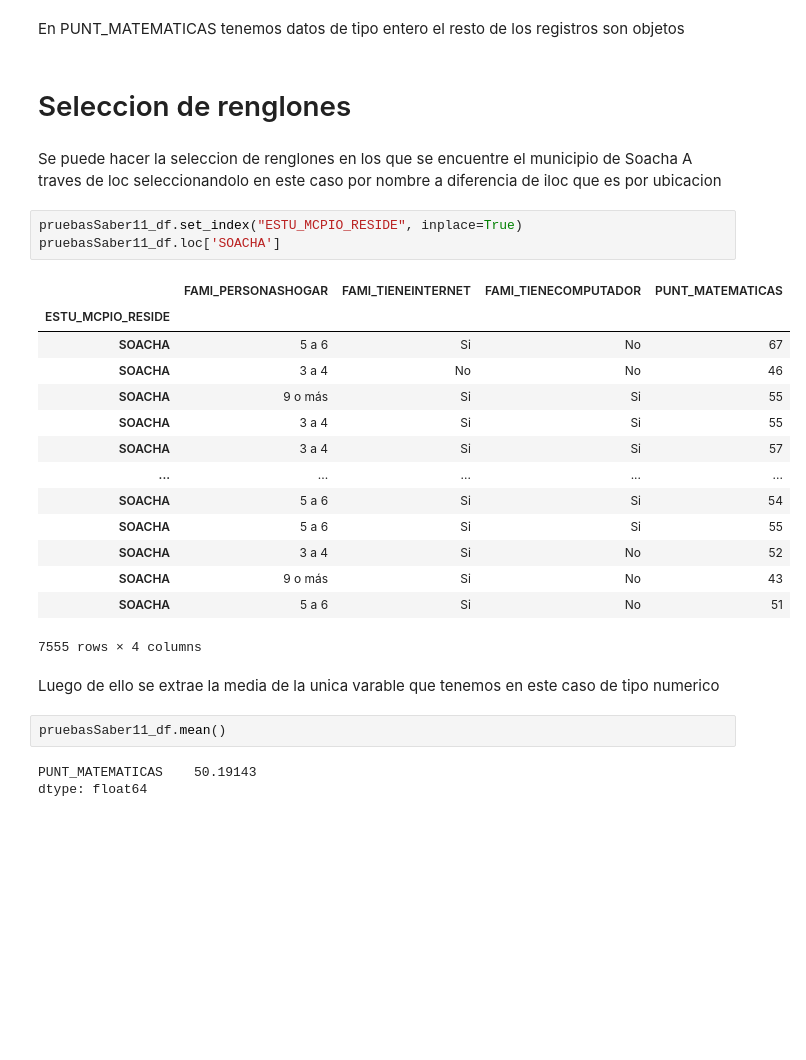
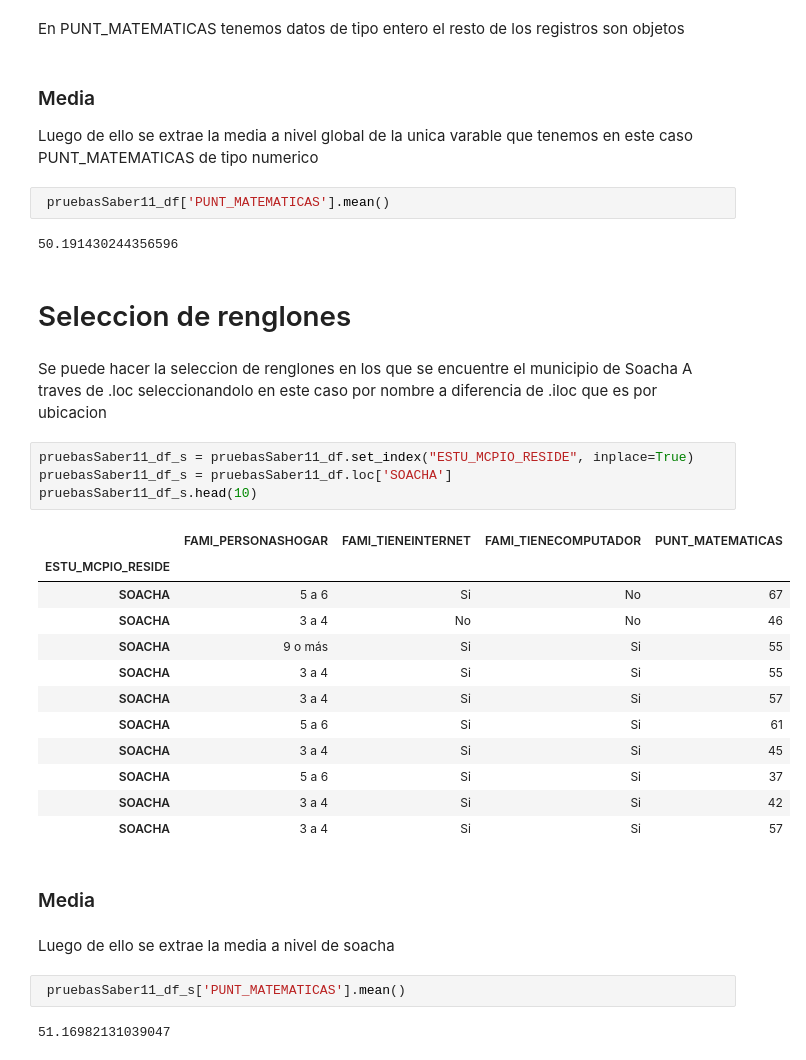
Before and after one commit to ygalindofor/Pruebas-saber-11-edicion-2018-, a Jupyter notebook: pruebassaber11.ipynb, the cells around one changed output. Drawn from its saved outputs; the diff is of its cells as text; blank space fills up the shorter version.

```diff
--- a/pruebassaber11.ipynb
+++ b/pruebassaber11.ipynb
@@ -80,33 +82,40 @@ no se encontraron valores nulos en las variables escogidas
 # %% [markdown]
 En PUNT_MATEMATICAS tenemos datos de tipo entero
 el resto de los registros son objetos
+# %% [markdown]
+### Media
+Luego de ello se extrae la media a nivel global de la unica varable que tenemos en este caso PUNT_MATEMATICAS de tipo numerico
+# %%
+ pruebasSaber11_df['PUNT_MATEMATICAS'].mean()
+# %% [output]
+50.191430244356596
 # %% [markdown]
 # Seleccion de renglones
 # %% [markdown]
 Se puede hacer la seleccion de renglones en los que se encuentre el municipio de Soacha
-A traves de loc seleccionandolo en este caso por nombre a diferencia de iloc que es por ubicacion
+A traves de .loc seleccionandolo en este caso por nombre a diferencia de .iloc que es por ubicacion
 # %%
-pruebasSaber11_df.set_index("ESTU_MCPIO_RESIDE", inplace=True)
-pruebasSaber11_df.loc['SOACHA']
+pruebasSaber11_df_s = pruebasSaber11_df.set_index("ESTU_MCPIO_RESIDE", inplace=True)
+pruebasSaber11_df_s = pruebasSaber11_df.loc['SOACHA']
+pruebasSaber11_df_s.head(10)
 # %% [output]
 |  | FAMI_PERSONASHOGAR | FAMI_TIENEINTERNET | FAMI_TIENECOMPUTADOR | PUNT_MATEMATICAS |
 | ESTU_MCPIO_RESIDE |  |  |  |  |
 | SOACHA | 5 a 6 | Si | No | 67 |
 | SOACHA | 3 a 4 | No | No | 46 |
 | SOACHA | 9 o más | Si | Si | 55 |
 | SOACHA | 3 a 4 | Si | Si | 55 |
 | SOACHA | 3 a 4 | Si | Si | 57 |
-| ... | ... | ... | ... | ... |
-| SOACHA | 5 a 6 | Si | Si | 54 |
-| SOACHA | 5 a 6 | Si | Si | 55 |
-| SOACHA | 3 a 4 | Si | No | 52 |
-| SOACHA | 9 o más | Si | No | 43 |
-| SOACHA | 5 a 6 | Si | No | 51 |
+| SOACHA | 5 a 6 | Si | Si | 61 |
+| SOACHA | 3 a 4 | Si | Si | 45 |
+| SOACHA | 5 a 6 | Si | Si | 37 |
+| SOACHA | 3 a 4 | Si | Si | 42 |
+| SOACHA | 3 a 4 | Si | Si | 57 |
-7555 rows × 4 columns
+# %% [markdown]
+### Media
 # %% [markdown]
-Luego de ello se extrae la media de la unica varable que tenemos en este caso de tipo numerico
+Luego de ello se extrae la media a nivel de soacha
-# %%
-pruebasSaber11_df.mean()
-# %% [output]
-PUNT_MATEMATICAS    50.19143
-dtype: float64
+# %%
+ pruebasSaber11_df_s['PUNT_MATEMATICAS'].mean()
+# %% [output]
+51.16982131039047
```
Also changed, not shown: parts of 4 cells of this notebook.
